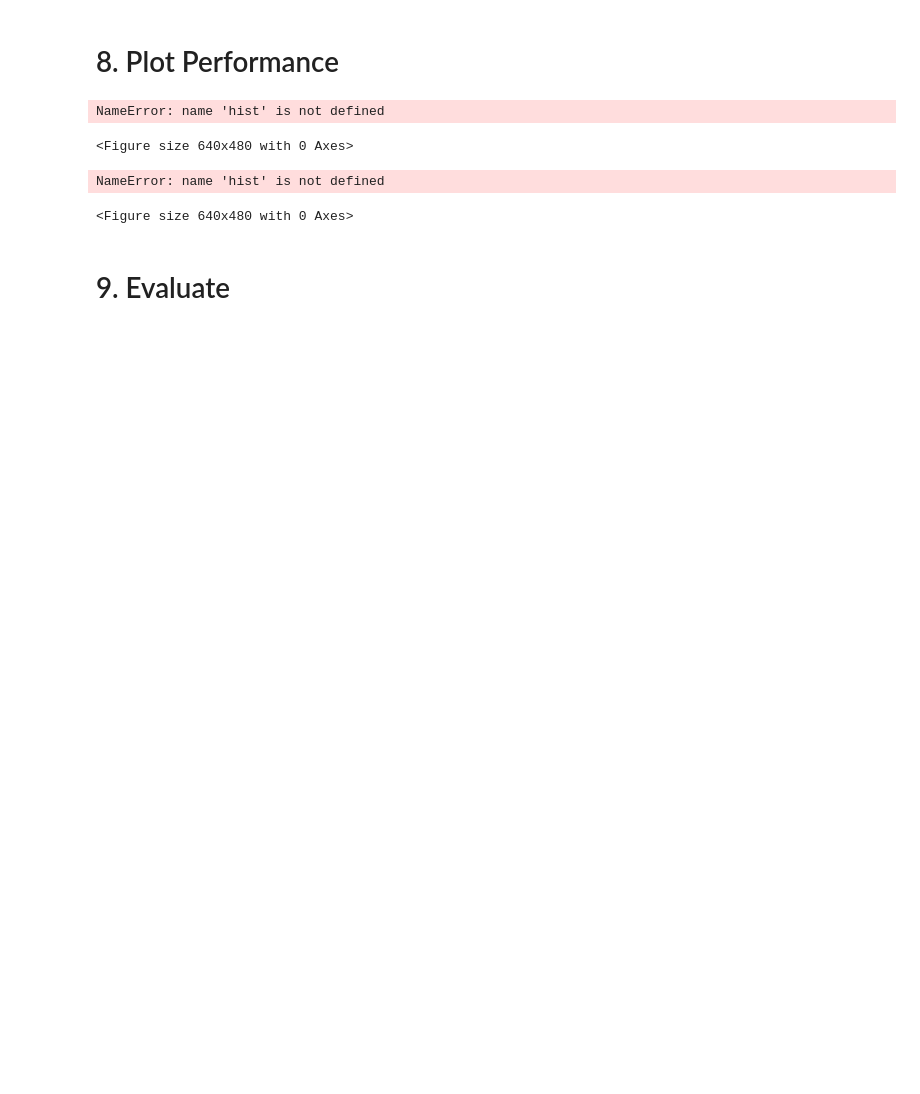
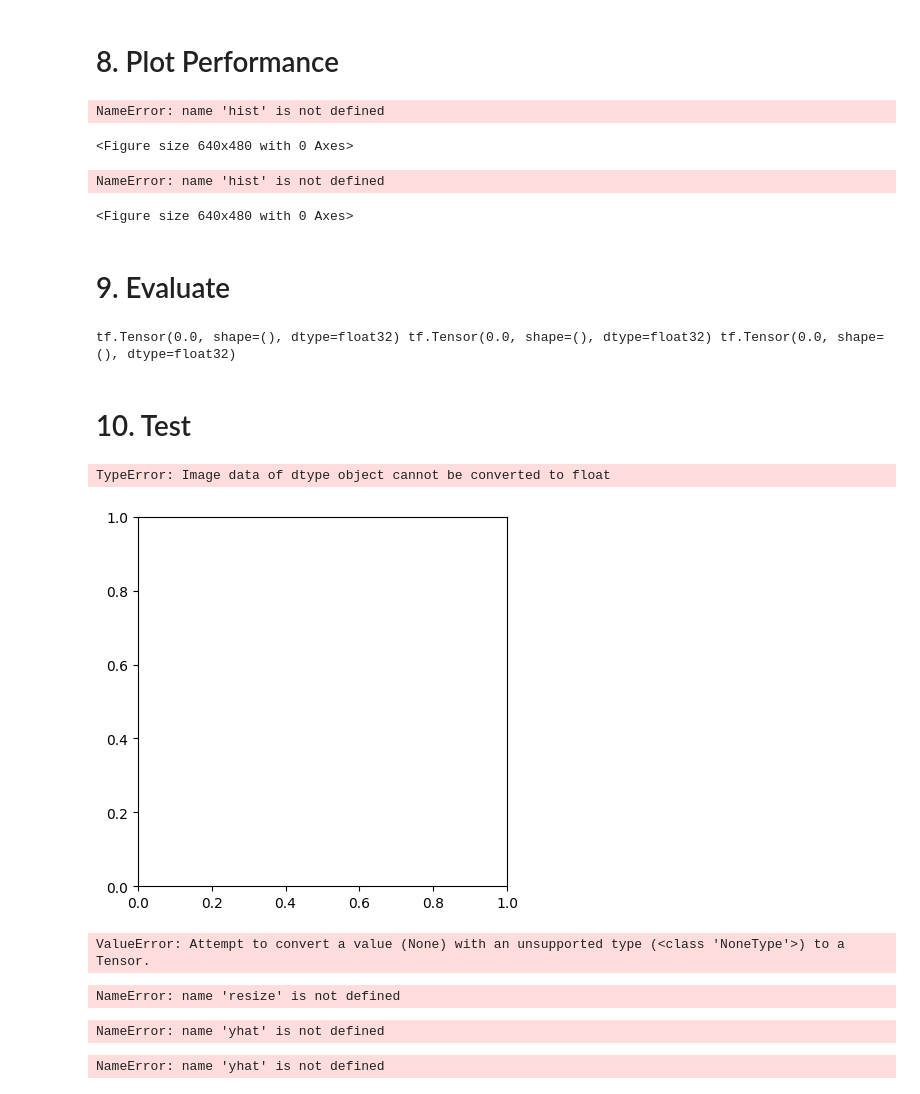
Before and after one commit to MadhushaPrasad/HumanFaceEmotionsDetector, a Jupyter notebook: projects/HFEDetector/HumanFaceEmotionsDetector.ipynb, the cells around one changed output. Saved outputs shown, nothing was run; the diff lists cells and outputs as text; code cells hidden in the pictures; blank space fills up the shorter version.

Commit message:
chore(HFEDetector): Test

```diff
--- a/projects/HFEDetector/HumanFaceEmotionsDetector.ipynb
+++ b/projects/HFEDetector/HumanFaceEmotionsDetector.ipynb
@@ -243,0 +255,6 @@ from tensorflow.keras.metrics import Precision, Recall, BinaryAccuracy
+# %%
+print(pre.result(), re.result(), acc.result())
+# %% [output]
+tf.Tensor(0.0, shape=(), dtype=float32) tf.Tensor(0.0, shape=(), dtype=float32) tf.Tensor(0.0, shape=(), dtype=float32)
+# %% [markdown]
+# 10. Test
@@ -243,0 +263,28 @@ from tensorflow.keras.metrics import Precision, Recall, BinaryAccuracy
+# %%
+img = cv2.imread('154006829.jpg')
+plt.imshow(img)
+plt.show()
+# %% [output]
+TypeError: Image data of dtype object cannot be converted to float
+[figure, added]
+# %%
+resize = tf.image.resize(img, (256,256))
+plt.imshow(resize.numpy().astype(int))
+plt.show()
+# %% [output]
+ValueError: Attempt to convert a value (None) with an unsupported type (<class 'NoneType'>) to a Tensor.
+# %%
+yhat = model.predict(np.expand_dims(resize/255, 0))
+# %% [output]
+NameError: name 'resize' is not defined
+# %%
+yhat
+# %% [output]
+NameError: name 'yhat' is not defined
+# %%
+if yhat > 0.5:
+    print(f'Predicted class is Sad')
+else:
+    print(f'Predicted class is Happy')
+# %% [output]
+NameError: name 'yhat' is not defined
```
Also changed, not shown: parts of 3 cells of this notebook.
